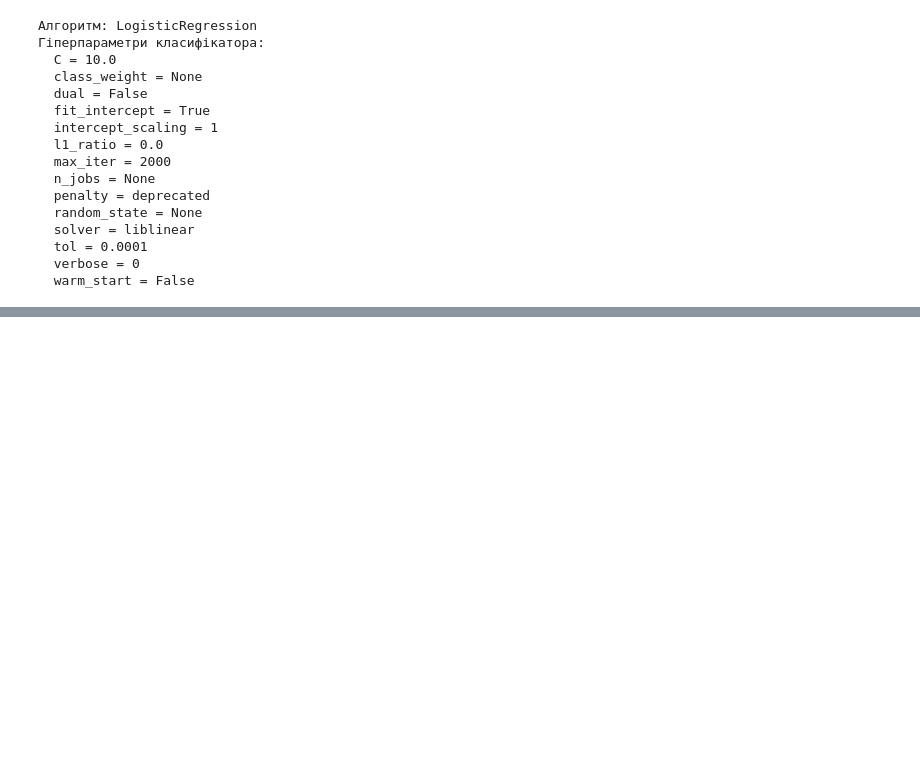
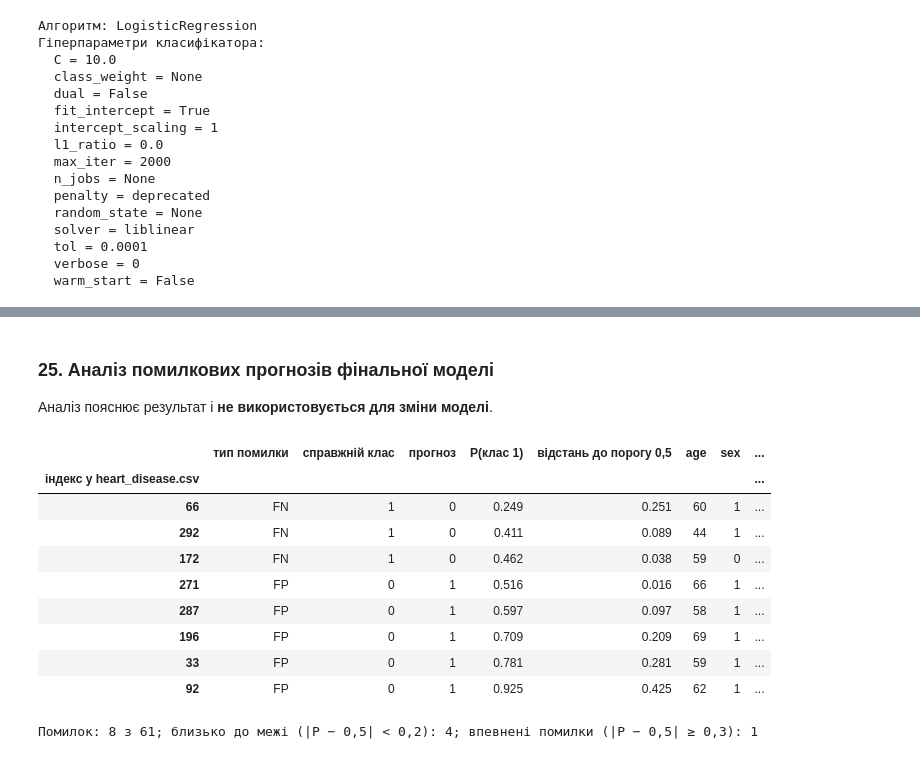
Before and after one commit to SDV284/pattern-recognition-practice, a Jupyter notebook: classification-mini-project/notebooks/PR04_Sviatishenko_D.ipynb, the cells around one changed output, grey strips where cells are left out. Drawn from its saved outputs; the diff is of its cells as text; code cells hidden in the pictures; blank space fills up the shorter version.

```diff
--- a/classification-mini-project/notebooks/PR04_Sviatishenko_D.ipynb
+++ b/classification-mini-project/notebooks/PR04_Sviatishenko_D.ipynb
@@ -1562,0 +1648,34 @@ for key, value in final_classifier.get_params().items():
+# %% [markdown]
+### 25. Аналіз помилкових прогнозів фінальної моделі
+
+Аналіз пояснює результат і **не використовується для зміни моделі**.
+# %%
+errors = X_test.copy()
+errors["справжній клас"] = y_test
+errors["прогноз"] = test_predictions
+errors["P(клас 1)"] = test_probabilities
+errors = errors[errors["справжній клас"] != errors["прогноз"]]
+errors["тип помилки"] = np.where(errors["справжній клас"] == 1, "FN", "FP")
+errors["відстань до порогу 0,5"] = (errors["P(клас 1)"] - 0.5).abs()
+
+main_features = ["age", "sex", "cp", "thalach", "exang", "oldpeak", "slope", "ca", "thal"]
+errors_view = errors[["тип помилки", "справжній клас", "прогноз", "P(клас 1)",
+                      "відстань до порогу 0,5"] + main_features].sort_values("P(клас 1)")
+errors_view.index.name = "індекс у heart_disease.csv"
+display(errors_view.round(3))
+
+print(f"Помилок: {len(errors_view)} з {len(y_test)}; "
+      f"близько до межі (|P − 0,5| < 0,2): {(errors_view['відстань до порогу 0,5'] < 0.2).sum()}; "
+      f"впевнені помилки (|P − 0,5| ≥ 0,3): {(errors_view['відстань до порогу 0,5'] >= 0.3).sum()}")
+# %% [output]
+|  | тип помилки | справжній клас | прогноз | P(клас 1) | відстань до порогу 0,5 | age | sex | ... |
+| індекс у heart_disease.csv |  |  |  |  |  |  |  | ... |
+| 66 | FN | 1 | 0 | 0.249 | 0.251 | 60 | 1 | ... |
+| 292 | FN | 1 | 0 | 0.411 | 0.089 | 44 | 1 | ... |
+| 172 | FN | 1 | 0 | 0.462 | 0.038 | 59 | 0 | ... |
+| 271 | FP | 0 | 1 | 0.516 | 0.016 | 66 | 1 | ... |
+| 287 | FP | 0 | 1 | 0.597 | 0.097 | 58 | 1 | ... |
+| 196 | FP | 0 | 1 | 0.709 | 0.209 | 69 | 1 | ... |
+| 33 | FP | 0 | 1 | 0.781 | 0.281 | 59 | 1 | ... |
+| 92 | FP | 0 | 1 | 0.925 | 0.425 | 62 | 1 | ... |
+Помилок: 8 з 61; близько до межі (|P − 0,5| < 0,2): 4; впевнені помилки (|P − 0,5| ≥ 0,3): 1
```
Also changed, not shown: parts of 9 cells of this notebook, 3 other files.
